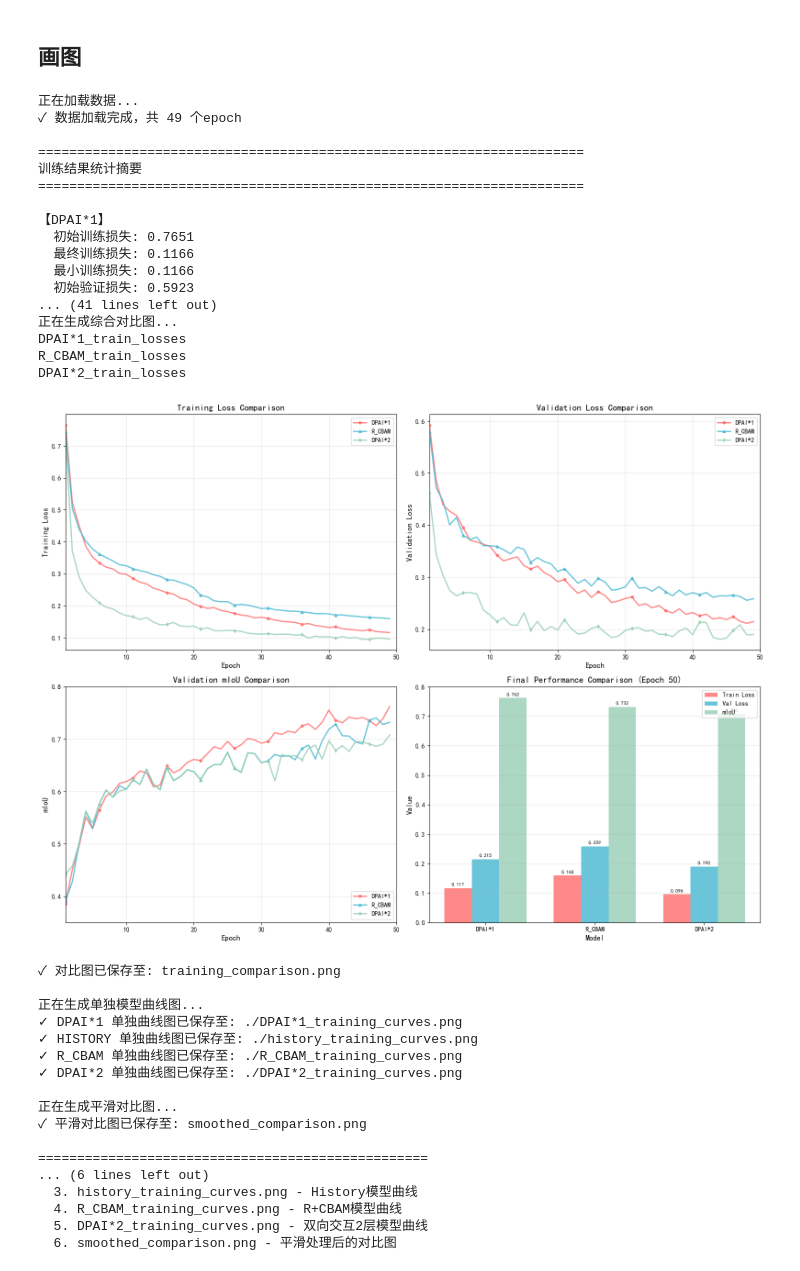
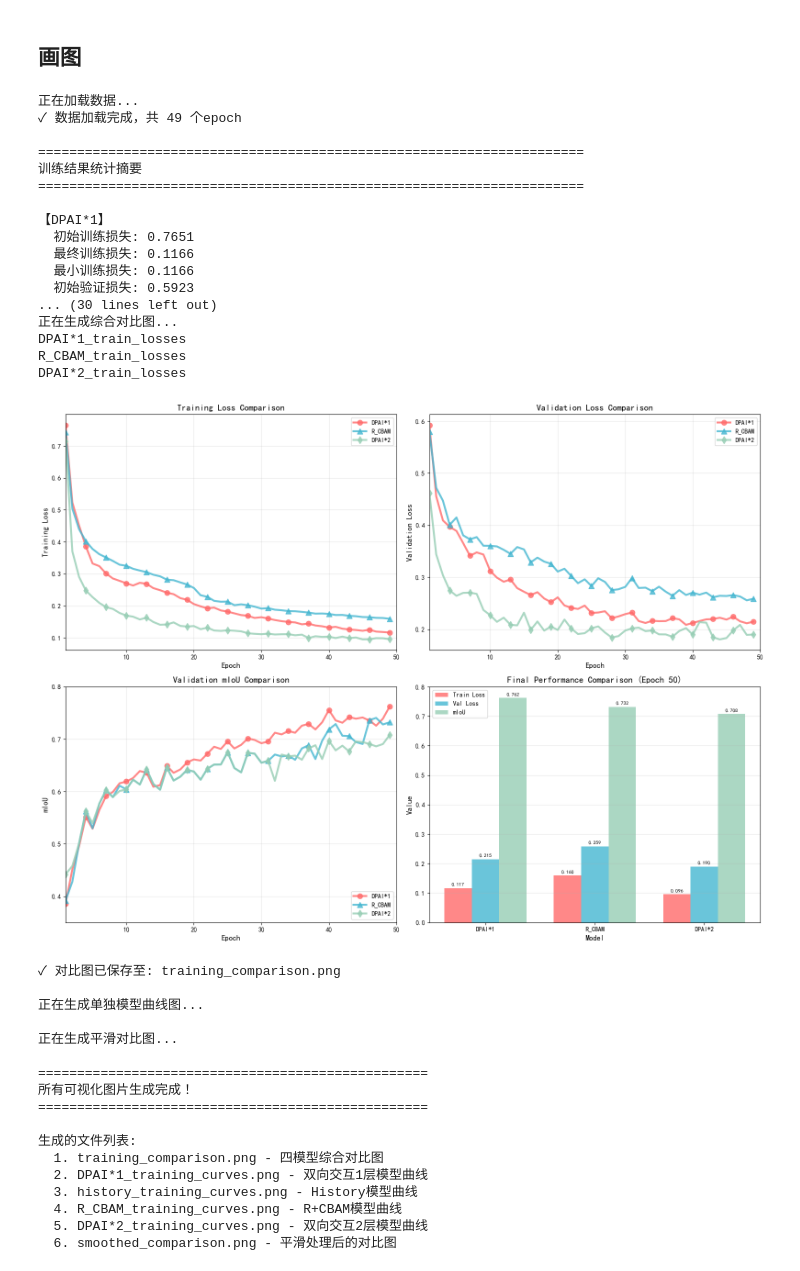
Before and after one commit to Gaozixian/D2D, a Jupyter notebook: visual/Segmentation/s_d_seg.ipynb, the cells around one changed output. Cells and saved outputs as stored; diff of their text form; code cells hidden in the pictures.

```diff
--- a/visual/Segmentation/s_d_seg.ipynb
+++ b/visual/Segmentation/s_d_seg.ipynb
@@ -652,9 +678,9 @@ def plot_training_comparison(data, save_path='training_comparison.png', dpi=150)
                     color=style['color'],
                     linestyle=style['linestyle'],
                     marker=style['marker'],
-                    markersize=4,
-                    markevery=5,
-                    linewidth=2,
+                    markersize=8,
+                    markevery=3,
+                    linewidth=3,
                     alpha=0.8,
                     label=style['label'])
 
@@ -674,9 +700,9 @@ def plot_training_comparison(data, save_path='training_comparison.png', dpi=150)
                     color=style['color'],
                     linestyle=style['linestyle'],
                     marker=style['marker'],
-                    markersize=4,
-                    markevery=5,
-                    linewidth=2,
+                    markersize=8,
+                    markevery=3,
+                    linewidth=3,
                     alpha=0.8,
                     label=style['label'])
 
@@ -696,9 +722,9 @@ def plot_training_comparison(data, save_path='training_comparison.png', dpi=150)
                     color=style['color'],
                     linestyle=style['linestyle'],
                     marker=style['marker'],
-                    markersize=4,
-                    markevery=5,
-                    linewidth=2,
+                    markersize=8,
+                    markevery=3,
+                    linewidth=3,
                     alpha=0.8,
                     label=style['label'])
 
@@ -746,7 +772,7 @@ def plot_training_comparison(data, save_path='training_comparison.png', dpi=150)
     ax4.set_title('Final Performance Comparison (Epoch 50)', fontsize=14, fontweight='bold')
     ax4.set_xticks(x)
     ax4.set_xticklabels(models, fontsize=10)
-    ax4.legend(loc='upper right', fontsize=10)
+    ax4.legend(loc='upper left', fontsize=10)
     ax4.grid(True, alpha=0.3, axis='y')
 
     # 在柱状图上添加数值标签
@@ -955,58 +981,58 @@ def main():
 
     # 绘制单独模型曲线图
     print("\n正在生成单独模型曲线图...")
-    plot_individual_metrics(data)
+    # plot_individual_metrics(data)
 
     # 绘制平滑对比图
     print("\n正在生成平滑对比图...")
-    plot_smoothed_comparison(data, save_path='smoothed_comparison.png')
+    # plot_smoothed_comparison(data, save_path='smoothed_comparison.png')
 
     print("\n" + "="*50)
     print("所有可视化图片生成完成！")
     print("="*50)
     print("\n生成的文件列表:")
     print("  1. training_comparison.png - 四模型综合对比图")
     print("  2. DPAI*1_training_curves.png - 双向交互1层模型曲线")
     print("  3. history_training_curves.png - History模型曲线")
     print("  4. R_CBAM_training_curves.png - R+CBAM模型曲线")
     print("  5. DPAI*2_training_curves.png - 双向交互2层模型曲线")
     print("  6. smoothed_comparison.png - 平滑处理后的对比图")
 
 
 if __name__ == '__main__':
     main()
 # %% [output]
 正在加载数据...
 ✓ 数据加载完成，共 49 个epoch
 
 ======================================================================
 训练结果统计摘要
 ======================================================================
 
 【DPAI*1】
   初始训练损失: 0.7651
   最终训练损失: 0.1166
   最小训练损失: 0.1166
   初始验证损失: 0.5923
-... (41 lines left out)
+... (30 lines left out)
 正在生成综合对比图...
 DPAI*1_train_losses
 R_CBAM_train_losses
 DPAI*2_train_losses
-[figure, old version]
+[figure, new version]
 ✓ 对比图已保存至: training_comparison.png
 
 正在生成单独模型曲线图...
-✓ DPAI*1 单独曲线图已保存至: ./DPAI*1_training_curves.png
-✓ HISTORY 单独曲线图已保存至: ./history_training_curves.png
-✓ R_CBAM 单独曲线图已保存至: ./R_CBAM_training_curves.png
-✓ DPAI*2 单独曲线图已保存至: ./DPAI*2_training_curves.png
 
 正在生成平滑对比图...
-✓ 平滑对比图已保存至: smoothed_comparison.png
 
 ==================================================
-... (6 lines left out)
+所有可视化图片生成完成！
+==================================================
+
+生成的文件列表:
+  1. training_comparison.png - 四模型综合对比图
+  2. DPAI*1_training_curves.png - 双向交互1层模型曲线
   3. history_training_curves.png - History模型曲线
   4. R_CBAM_training_curves.png - R+CBAM模型曲线
   5. DPAI*2_training_curves.png - 双向交互2层模型曲线
```
Also changed, not shown: parts of 1 cell of this notebook.
